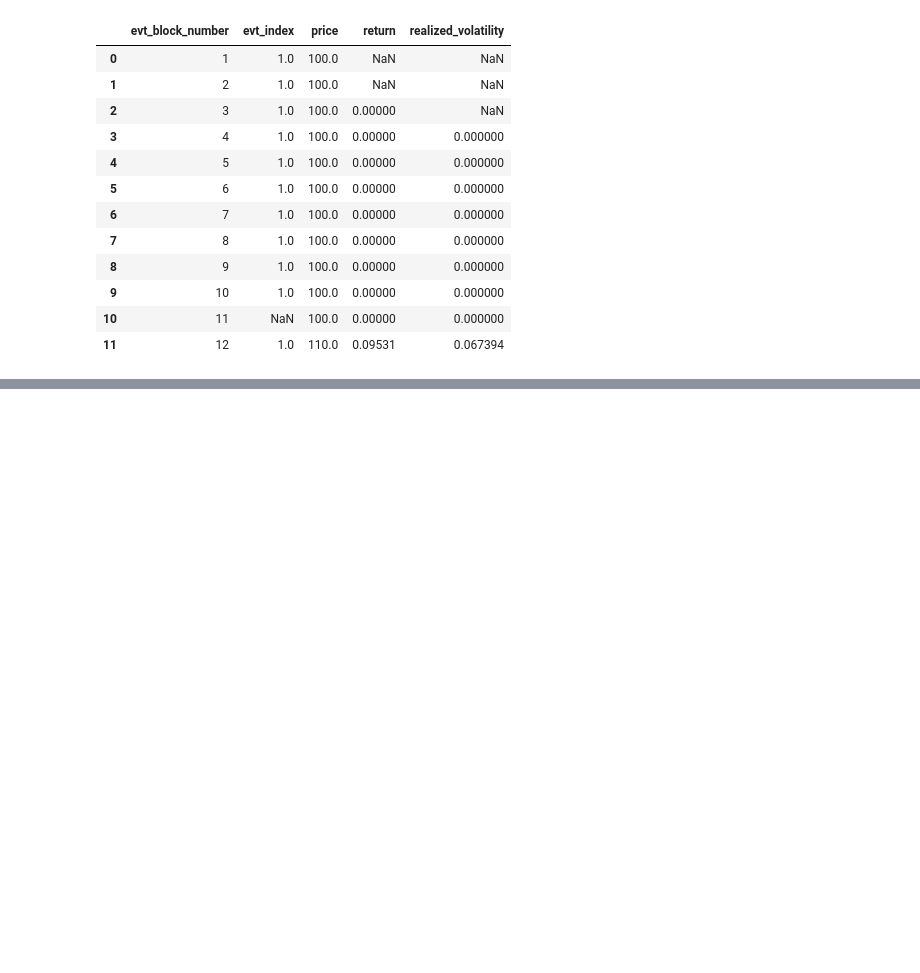
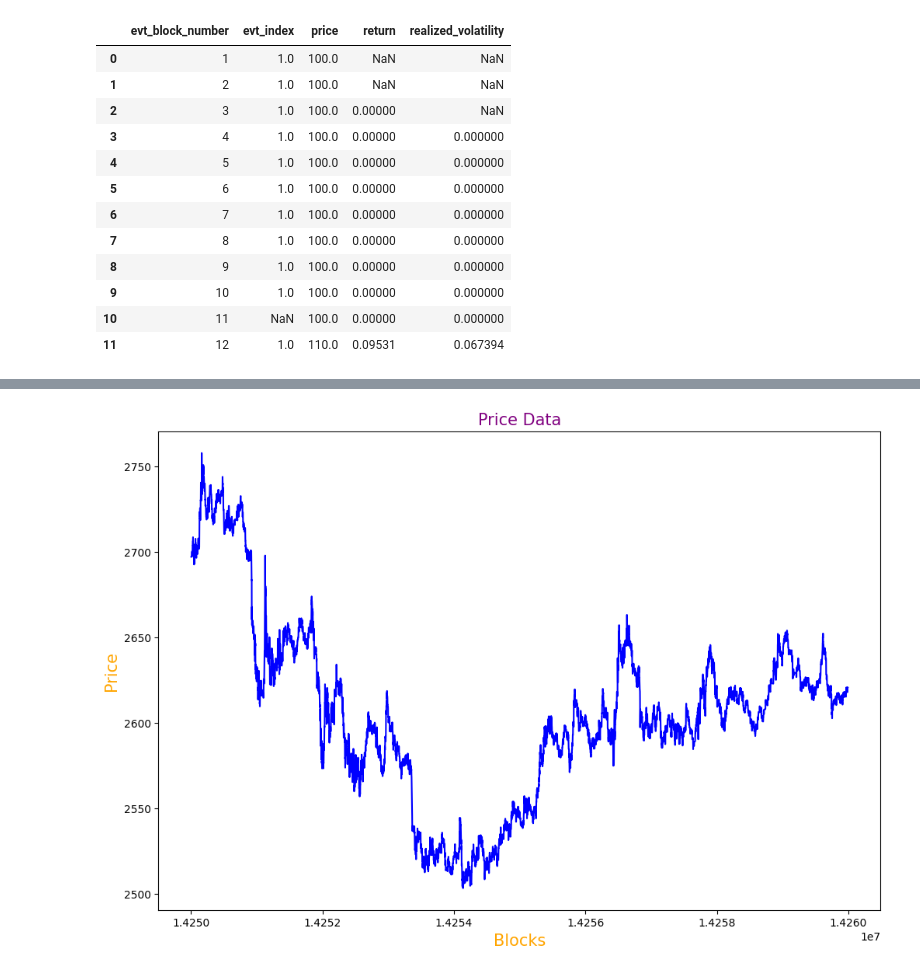
Before and after one commit to semiotic-ai/realized_volatility_substream, a Jupyter notebook: notebooks/notebooks/notes-denver.ipynb, the cells around one changed output, grey strips where cells are left out. Cells and saved outputs as stored; diff of their text form; code cells hidden in the pictures; blank space fills up the shorter version.

Commit message:
feat: plotting

```diff
--- a/notebooks/notebooks/notes-denver.ipynb
+++ b/notebooks/notebooks/notes-denver.ipynb
@@ -550,14 +590,0 @@ base_fee_tier = 0.005 # the fee tier the fee is initially set to
-# %%
-# create a dataframe that contains all blocks from 0 to the last block
-min_block = df["evt_block_number"].min()
-max_block = df["evt_block_number"].max()
-all_blocks = pd.DataFrame({'evt_block_number': np.arange(min_block, max_block)})
-
-# subset the data to only include the last event in each block
-df = set_price_interval(df, interval=price_interval, block_col="evt_block_number", index_col="evt_index") # interval is the block interval to determine "closing price"
-
-# merge the existing data into the new dataframe
-df_all_blocks = all_blocks.merge(df, on='evt_block_number', how='left')
-
-# forward fill the price data
-df_all_blocks['price'] = df_all_blocks['price'].ffill()
@@ -588,13 +590,0 @@ df_rich_subset = df_all_blocks[['evt_block_number', 'realized_volatility', 'fee'
-# %%
-folder_path = '../../output/files'
-# data = parse_jsonl_files_in_folder(folder_path)
-data = parse_json_file('../../output/files/0014250000-0014260000.jsonl')
-
-df = pd.DataFrame(data)
-df['USDC_float'] = abs(df['amount0'].astype(float) / 10**6)
-df['ETH_float'] = abs(df['amount1'].astype(float) / 10**18)
-df['price'] = df['USDC_float'] / df['ETH_float']
-df = df.sort_values(by=['evt_block_number', 'evt_index'])
-# %%
-# lets just use the price at the end of the block
-df = set_price_interval(df)
@@ -699,0 +591,6 @@ plt.show()
+# %%
+expanded_data_df = expand_price_data(df, interval=price_interval)
+expanded_data_df = calculate_returns(expanded_data_df, window=return_window, measure=return_window_type)
+expanded_data_df = calculate_realized_volatility(expanded_data_df, period=volatility_period, volatility_calc=volatility_period_type)
+expanded_data_df = calculate_fee_scalar(expanded_data_df, method=fee_method, comparison=fee_comparison)
+expanded_data_df.head(1)
@@ -699,0 +600,12 @@ plt.show()
+# %%
+plot_single_line(
+    df=expanded_data_df,
+    x_col='evt_block_number',
+    y_col='price',
+    title='Price Data',
+    x_label='Blocks',
+    y_label='Price',
+    color='blue'
+)
+# %% [output]
+[figure, added]
```
Also changed, not shown: parts of 22 cells of this notebook.
